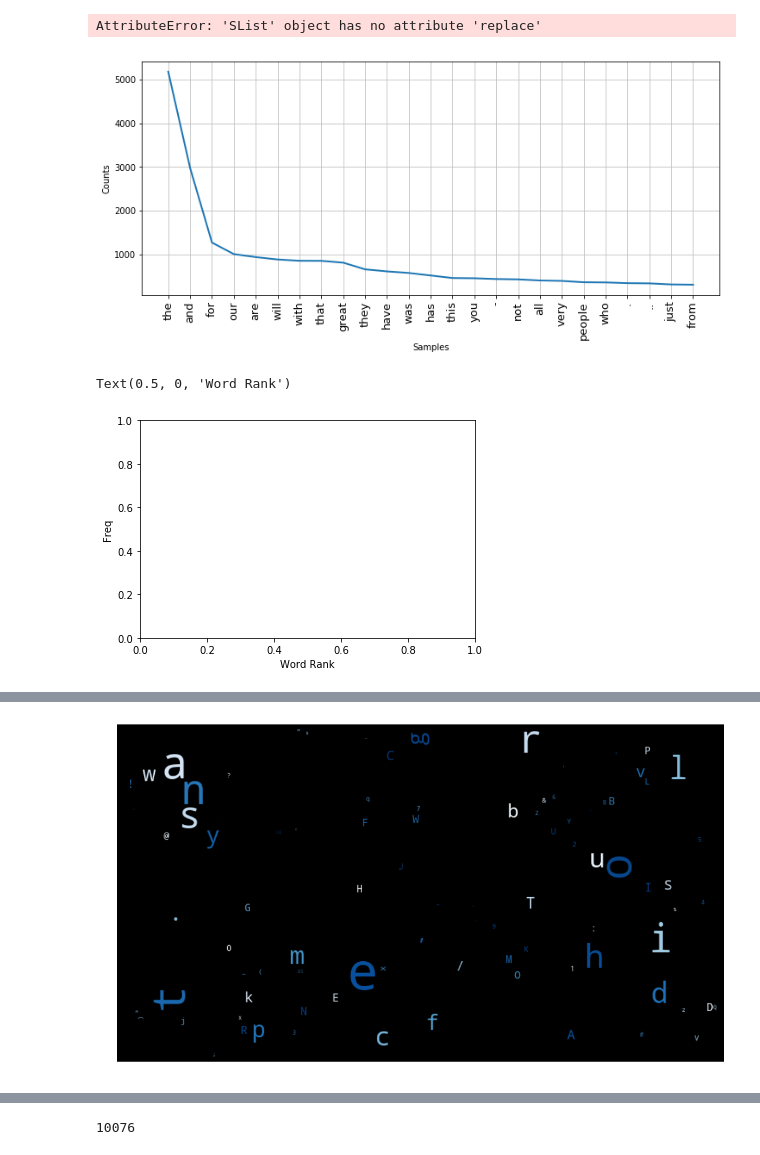
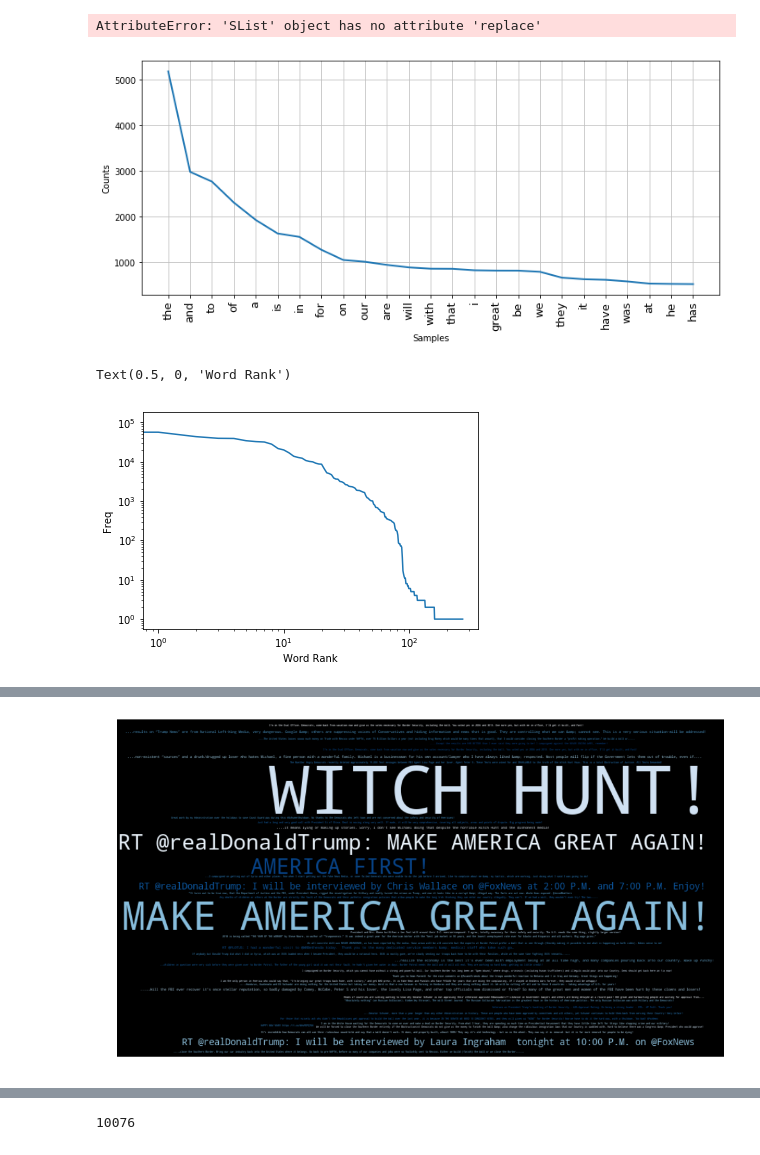
Before and after one commit to dorisep/Project3, a Jupyter notebook: Word Cloud Vs Bag of Words Vs tfidf.ipynb, the cells around one changed output, grey strips where cells are left out. Cells and saved outputs as stored; diff of their text form; code cells hidden in the pictures.

```diff
--- a/Word Cloud Vs Bag of Words Vs tfidf.ipynb
+++ b/Word Cloud Vs Bag of Words Vs tfidf.ipynb
@@ -36,3 +32,6 @@ data.head(10)
 | 7 | 2018-12-31 13:29:32 | 91523 | 1079731279032172544 | NaN | False | 22079 | Twitter for iPhone | ... |
 | 8 | 2018-12-31 13:19:13 | 72758 | 1079728684427341824 | NaN | False | 15152 | Twitter for iPhone | ... |
 | 9 | 2018-12-31 13:12:40 | 101470 | 1079727034673311744 | NaN | False | 22119 | Twitter for iPhone | ... |
+# %%
+# drop retweets
+data = data[~data.text.str.startswith('RT')]
@@ -142,13 +167,13 @@ fd = nltk.FreqDist(all_words)
 fd.plot(25,cumulative=False)
 # log-log of all words
 #word_counts = sorted(Counter(all_words).values(), reverse=True)plt.figure(figsize=(12,5))
-#plt.loglog(word_counts, linestyle='-', linewidth=1.5)
+plt.loglog(word_counts, linestyle='-', linewidth=1.5)
 plt.ylabel("Freq")
 plt.xlabel("Word Rank")
 # %% [output]
-[figure, old version]
+[figure, new version]
 Text(0.5, 0, 'Word Rank')
-[figure, old version]
+[figure, new version]
 # %%
   import string
 # tokenize helper function
@@ -185,26 +211,26 @@ df_twtr.head()
 # %%
 from wordcloud import WordCloud
 from collections import Counter
 # read json
 df_twtr = pd.read_json('condensed_2018.json')
 # split sentences to get individual words
 all_words = []
 for line in df_twtr['text']: # try 'tokens'
     all_words.extend(line)
 
 # create a word frequency dictionary
-wordfreq = Counter(all_words)
+wordfreq = Counter(df_twtr['text'])
 # draw a Word Cloud with word frequencies
 wordcloud = WordCloud(width=900,
                       height=500,
                       max_words=500,
                       max_font_size=100,
                       relative_scaling=0.5,
                       colormap='Blues',
                       normalize_plurals=True).generate_from_frequencies(wordfreq)
 plt.figure(figsize=(17,14))
 plt.imshow(wordcloud, interpolation='bilinear')
 plt.axis("off")
 plt.show()
 # %% [output]
-[figure, old version]
+[figure, new version]
```
Also changed, not shown: parts of 6 cells of this notebook.
